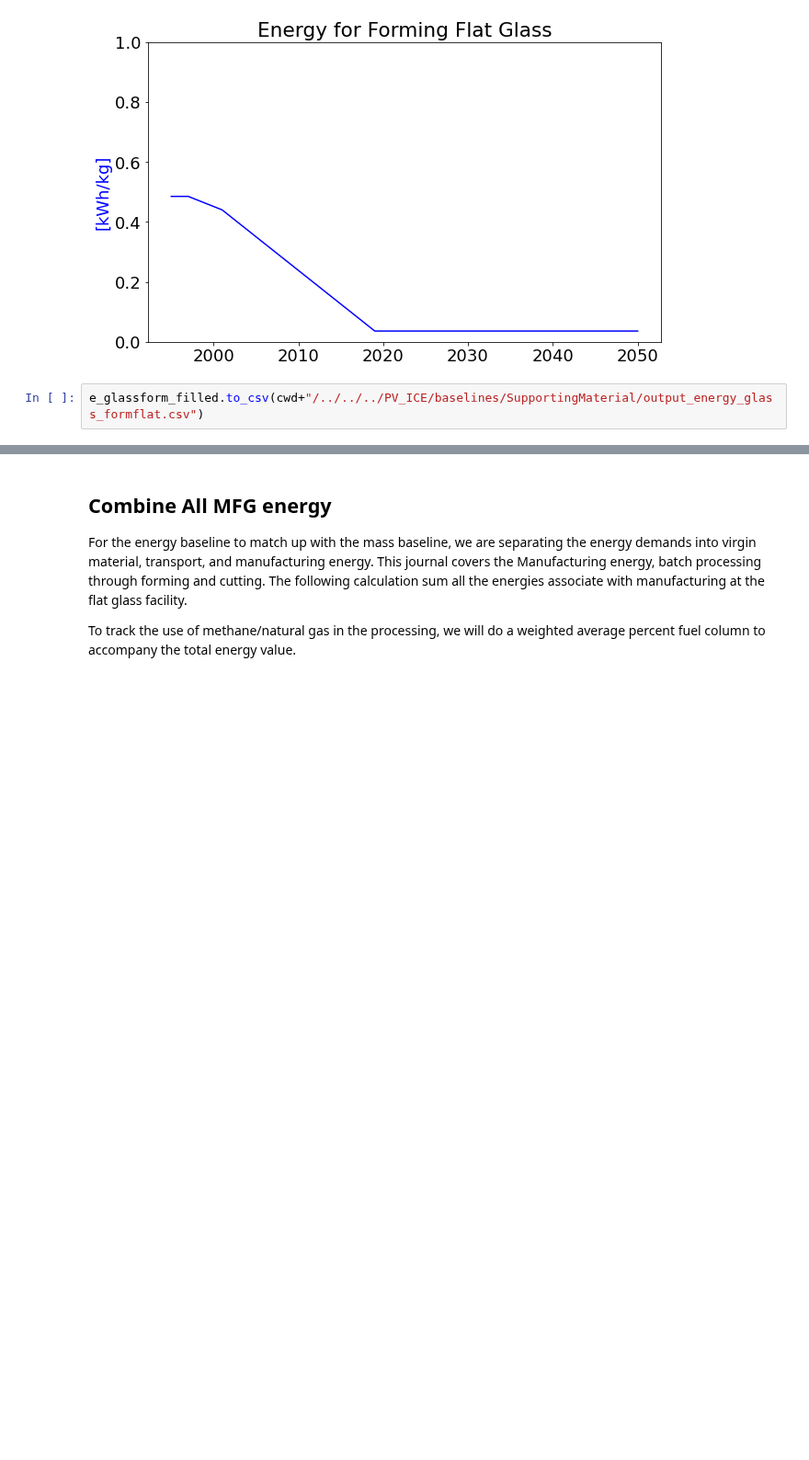
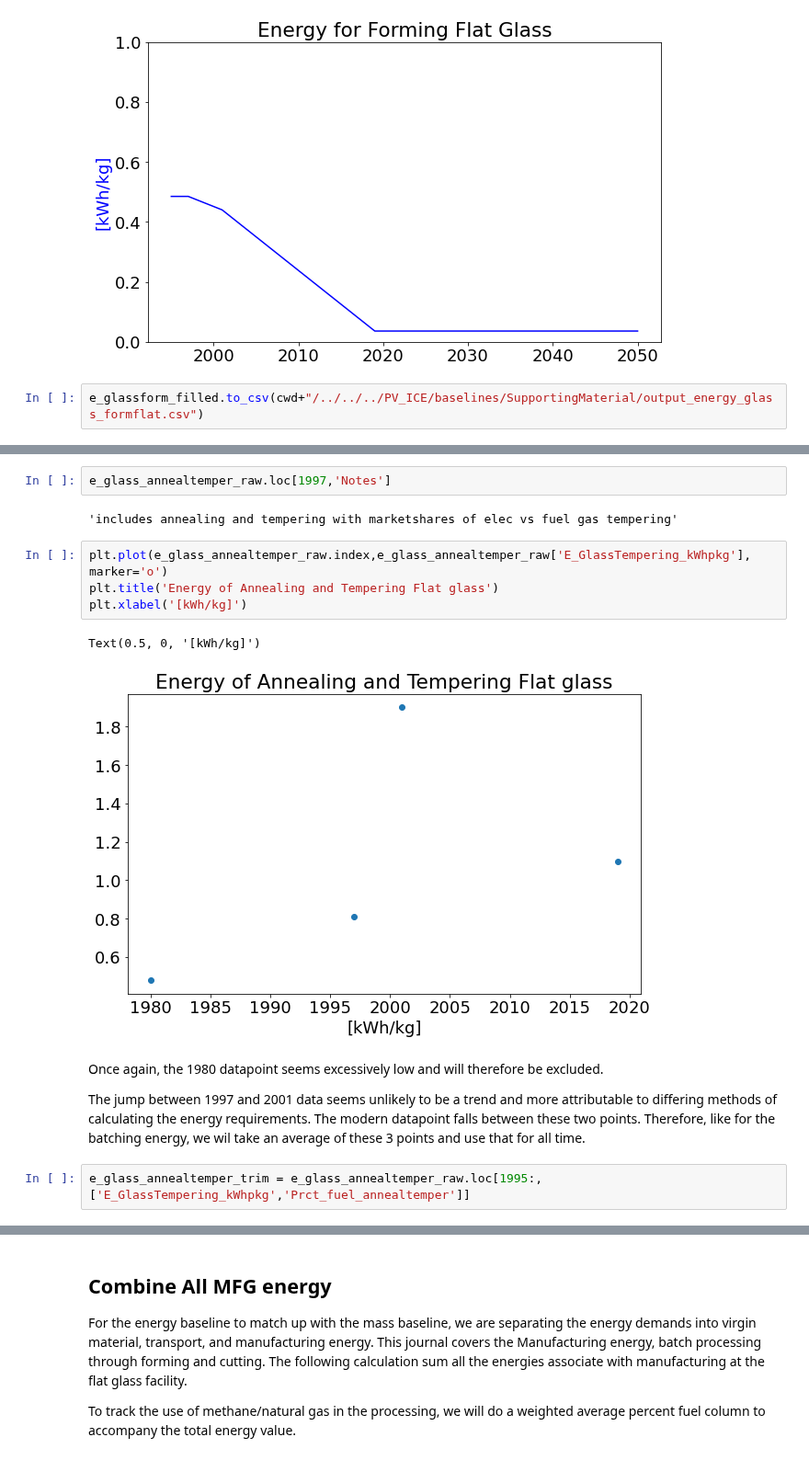
Before and after one commit to NREL/PV_ICE, a Jupyter notebook: docs/tutorials/baseline development documentation/(baseline development) Energy Glass Batch Prep - Post Forming.ipynb, the cells around one changed output, grey strips where cells are left out. Shown at 92% size. Cells and saved outputs as stored; diff of their text form; blank space fills up the shorter version.

```diff
--- a/docs/tutorials/baseline development documentation/(baseline development) Energy Glass Batch Prep - Post Forming.ipynb
+++ b/docs/tutorials/baseline development documentation/(baseline development) Energy Glass Batch Prep - Post Forming.ipynb
@@ -163,0 +207,17 @@ e_glassform_filled.to_csv(cwd+"/../../../PV_ICE/baselines/SupportingMaterial/out
+# %%
+e_glass_annealtemper_raw.loc[1997,'Notes']
+# %% [output]
+'includes annealing and tempering with marketshares of elec vs fuel gas tempering'
+# %%
+plt.plot(e_glass_annealtemper_raw.index,e_glass_annealtemper_raw['E_GlassTempering_kWhpkg'], marker='o')
+plt.title('Energy of Annealing and Tempering Flat glass')
+plt.xlabel('[kWh/kg]')
+# %% [output]
+Text(0.5, 0, '[kWh/kg]')
+[figure, added]
+# %% [markdown]
+Once again, the 1980 datapoint seems excessively low and will therefore be excluded.
+
+The jump between 1997 and 2001 data seems unlikely to be a trend and more attributable to differing methods of calculating the energy requirements. The modern datapoint falls between these two points. Therefore, like for the batching energy, we wil take an average of these 3 points and use that for all time.
+# %%
+e_glass_annealtemper_trim = e_glass_annealtemper_raw.loc[1995:,['E_GlassTempering_kWhpkg','Prct_fuel_annealtemper']]
```
Also changed, not shown: parts of 14 cells of this notebook, 8 other files.
